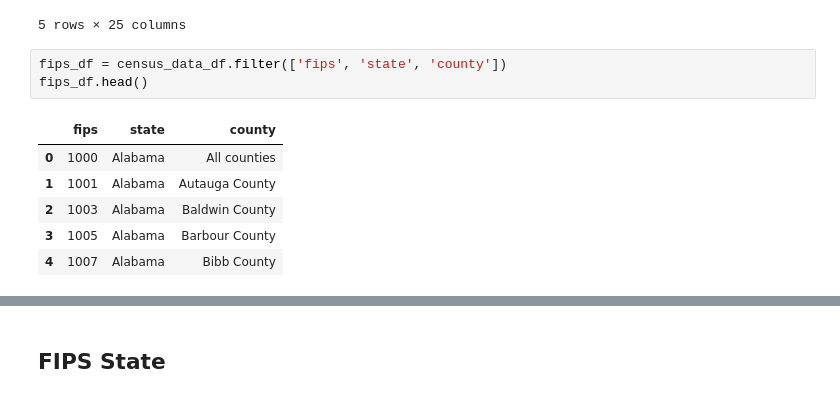
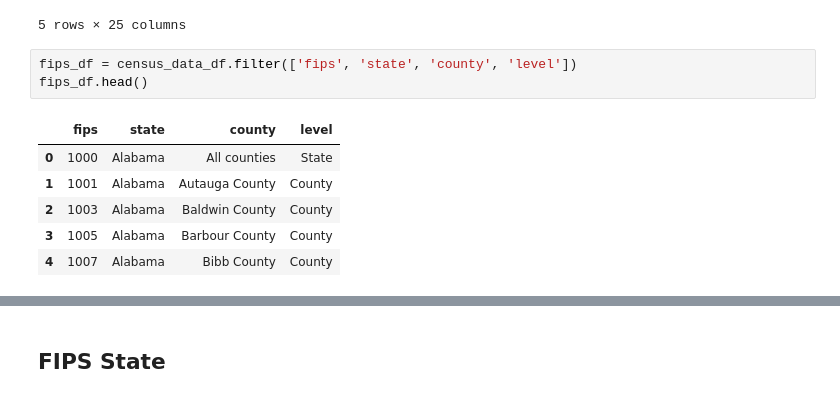
Before and after one commit to lewisaaronpaul/ETL_Proposal_Team_ETL_06, a Jupyter notebook: etl_project.ipynb, the cells around one changed output, grey strips where cells are left out. Drawn from its saved outputs; the diff is of its cells as text.

```diff
--- a/etl_project.ipynb
+++ b/etl_project.ipynb
@@ -340,12 +362,12 @@ census_data_df.head()
 | 4 | 1007 | County | Alabama | Bibb County | 622.581 | 45340.0 | 4.003389e+08 | ... |
 5 rows × 25 columns
 # %%
-fips_df = census_data_df.filter(['fips', 'state', 'county'])
+fips_df = census_data_df.filter(['fips', 'state', 'county', 'level'])
 fips_df.head()
 # %% [output]
-|  | fips | state | county |
-| 0 | 1000 | Alabama | All counties |
-| 1 | 1001 | Alabama | Autauga County |
-| 2 | 1003 | Alabama | Baldwin County |
-| 3 | 1005 | Alabama | Barbour County |
-| 4 | 1007 | Alabama | Bibb County |
+|  | fips | state | county | level |
+| 0 | 1000 | Alabama | All counties | State |
+| 1 | 1001 | Alabama | Autauga County | County |
+| 2 | 1003 | Alabama | Baldwin County | County |
+| 3 | 1005 | Alabama | Barbour County | County |
+| 4 | 1007 | Alabama | Bibb County | County |
```
Also changed, not shown: parts of 50 cells of this notebook.
